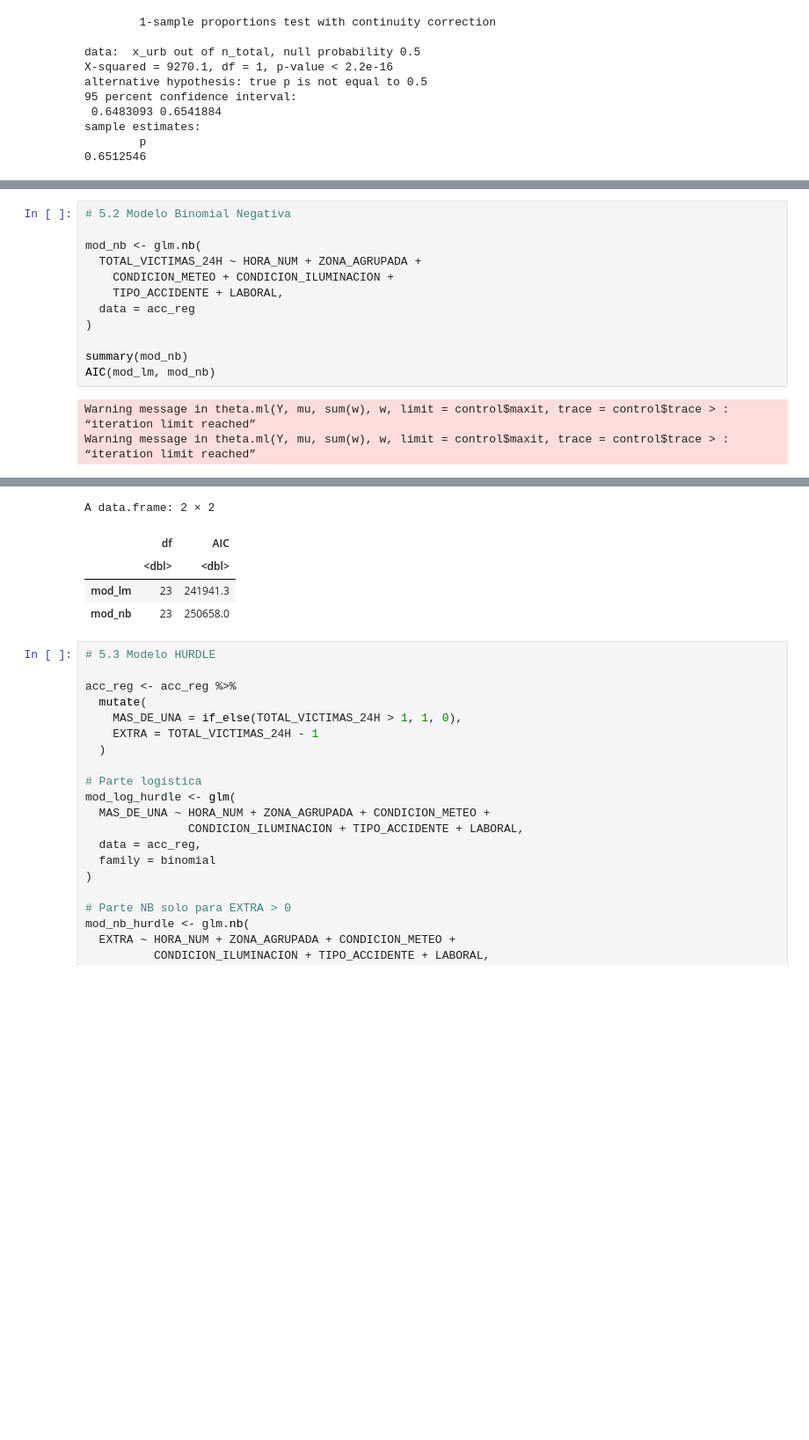
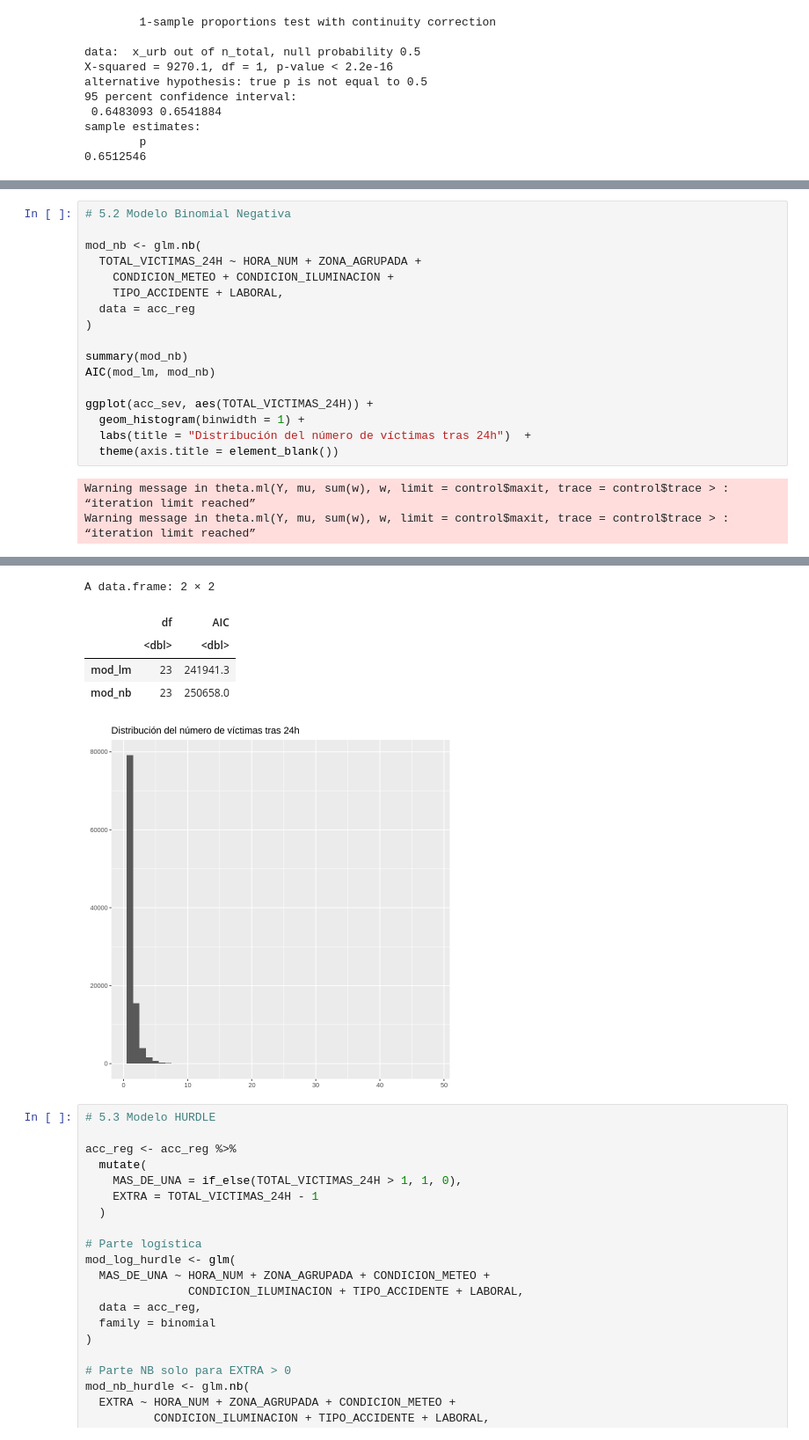
Before and after one commit to sergio-gomezg/TFM-UNIR, a Jupyter notebook: TFM_R.ipynb, the cells around one changed output, grey strips where cells are left out. Shown at 88% size. Cells and saved outputs as stored; diff of their text form; blank space fills up the shorter version.

```diff
--- a/TFM_R.ipynb
+++ b/TFM_R.ipynb
@@ -443,33 +452,39 @@ mod_nb <- glm.nb(
 
 summary(mod_nb)
 AIC(mod_lm, mod_nb)
+
+ggplot(acc_sev, aes(TOTAL_VICTIMAS_24H)) +
+  geom_histogram(binwidth = 1) +
+  labs(title = "Distribución del número de víctimas tras 24h")  +
+  theme(axis.title = element_blank())
 # %% [output]
 Warning message in theta.ml(Y, mu, sum(w), w, limit = control$maxit, trace = control$trace > :
 “iteration limit reached”
 Warning message in theta.ml(Y, mu, sum(w), w, limit = control$maxit, trace = control$trace > :
 “iteration limit reached”
 Call:
 glm.nb(formula = TOTAL_VICTIMAS_24H ~ HORA_NUM + ZONA_AGRUPADA +
     CONDICION_METEO + CONDICION_ILUMINACION + TIPO_ACCIDENTE +
     LABORAL, data = acc_reg, init.theta = 52309.151, link = log)
 
 Coefficients:
                                                                               Estimate
 (Intercept)                                                                  0.2767403
 HORA_NUM                                                                     0.0020407
 ZONA_AGRUPADAVIAS URBANAS                                                   -0.1651542
 CONDICION_METEODESPEJADO                                                     0.0184063
 CONDICION_METEOGRANIZANDO                                                    0.1801100
 ... (122 lines left out)
           Std. Err.:  24449
 Warning while fitting theta: iteration limit reached
 
  2 x log-likelihood:  -250612
 A data.frame: 2 × 2
 |  | df | AIC |
 |  | <dbl> | <dbl> |
 | mod_lm | 23 | 241941.3 |
 | mod_nb | 23 | 250658.0 |
+[figure, added]
 # %%
 # 5.3 Modelo HURDLE
 
```
Also changed, not shown: parts of 3 cells of this notebook, 1 other file.
